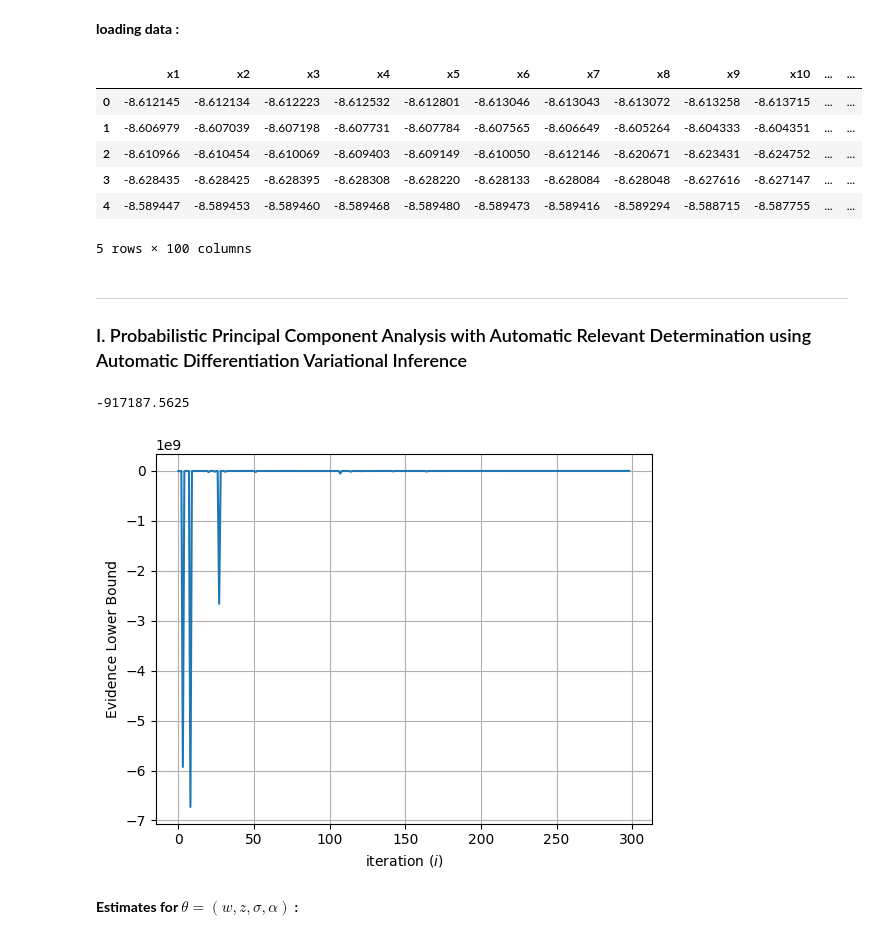
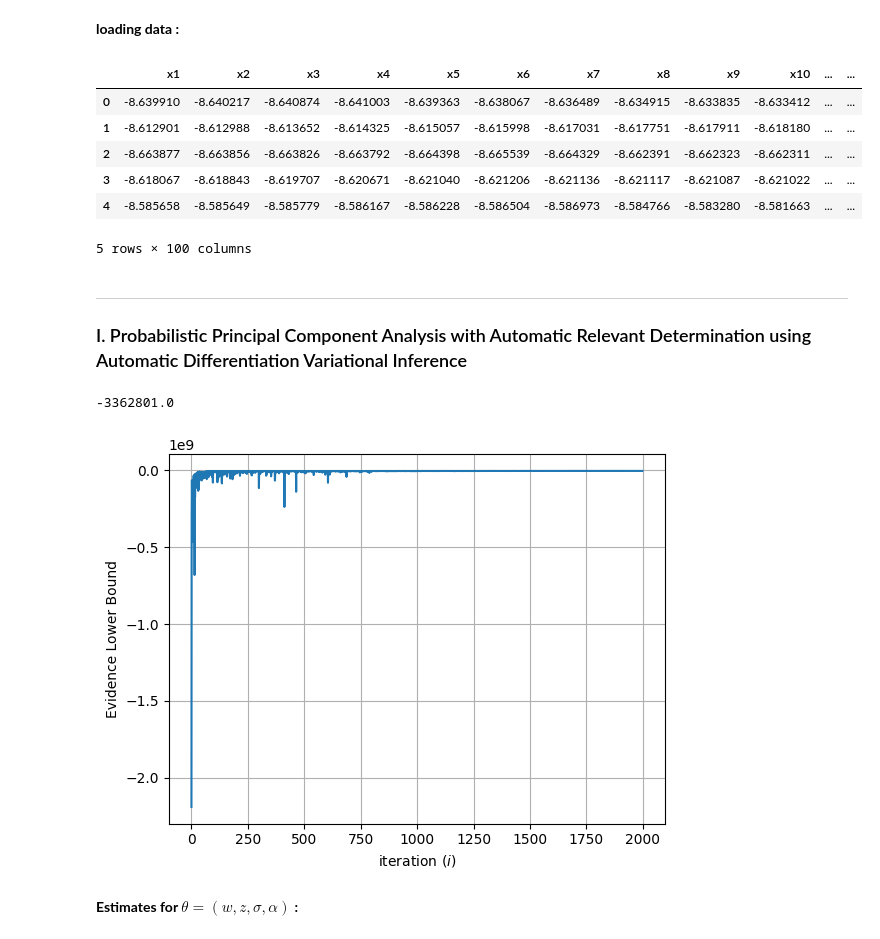
Before and after one commit to Lorbru/VariationalInference, a Jupyter notebook: PPCA_Taxis.ipynb, the cells around one changed output. Saved outputs shown, nothing was run; the diff lists cells and outputs as text; code cells hidden in the pictures.

```diff
--- a/PPCA_Taxis.ipynb
+++ b/PPCA_Taxis.ipynb
@@ -11,16 +11,16 @@ from advi_models import *
 # %%
 data = pd.read_csv('Data/interp_taxis_df.csv')
 
-X = data.iloc[:5000,:].to_numpy()
+X = data.to_numpy()
 
 data.head()
 # %% [output]
 |  | x1 | x2 | x3 | x4 | x5 | x6 | x7 | x8 | x9 | x10 | ... | ... |
-| 0 | -8.612145 | -8.612134 | -8.612223 | -8.612532 | -8.612801 | -8.613046 | -8.613043 | -8.613072 | -8.613258 | -8.613715 | ... | ... |
-| 1 | -8.606979 | -8.607039 | -8.607198 | -8.607731 | -8.607784 | -8.607565 | -8.606649 | -8.605264 | -8.604333 | -8.604351 | ... | ... |
-| 2 | -8.610966 | -8.610454 | -8.610069 | -8.609403 | -8.609149 | -8.610050 | -8.612146 | -8.620671 | -8.623431 | -8.624752 | ... | ... |
-| 3 | -8.628435 | -8.628425 | -8.628395 | -8.628308 | -8.628220 | -8.628133 | -8.628084 | -8.628048 | -8.627616 | -8.627147 | ... | ... |
-| 4 | -8.589447 | -8.589453 | -8.589460 | -8.589468 | -8.589480 | -8.589473 | -8.589416 | -8.589294 | -8.588715 | -8.587755 | ... | ... |
+| 0 | -8.639910 | -8.640217 | -8.640874 | -8.641003 | -8.639363 | -8.638067 | -8.636489 | -8.634915 | -8.633835 | -8.633412 | ... | ... |
+| 1 | -8.612901 | -8.612988 | -8.613652 | -8.614325 | -8.615057 | -8.615998 | -8.617031 | -8.617751 | -8.617911 | -8.618180 | ... | ... |
+| 2 | -8.663877 | -8.663856 | -8.663826 | -8.663792 | -8.664398 | -8.665539 | -8.664329 | -8.662391 | -8.662323 | -8.662311 | ... | ... |
+| 3 | -8.618067 | -8.618843 | -8.619707 | -8.620671 | -8.621040 | -8.621206 | -8.621136 | -8.621117 | -8.621087 | -8.621022 | ... | ... |
+| 4 | -8.585658 | -8.585649 | -8.585779 | -8.586167 | -8.586228 | -8.586504 | -8.586973 | -8.584766 | -8.583280 | -8.581663 | ... | ... |
 5 rows × 100 columns
 # %% [markdown]
 ___
@@ -38,16 +36,16 @@ elbos = advi.fit(Xtest)
 # %%
-max(advi.elbo_history())
+max(ppca_ard.elbo_history())
 # %% [output]
--917187.5625
+-3362801.0
 # %%
-plt.plot(advi.elbo_history()[1:])
+plt.plot(ppca_ard.elbo_history()[1:])
 plt.grid()
 
 plt.ylabel('Evidence Lower Bound')
 plt.xlabel('iteration $(i)$')
 plt.savefig(f'figs/ppca_ard_elbo_mc{mc_size}.png')
 # %% [output]
-[figure, old version]
+[figure, new version]
 # %% [markdown]
 **Estimates for $\theta = (w, z, \sigma, \alpha)$ :**
 # %%
```
Also changed, not shown: parts of 12 cells of this notebook.
